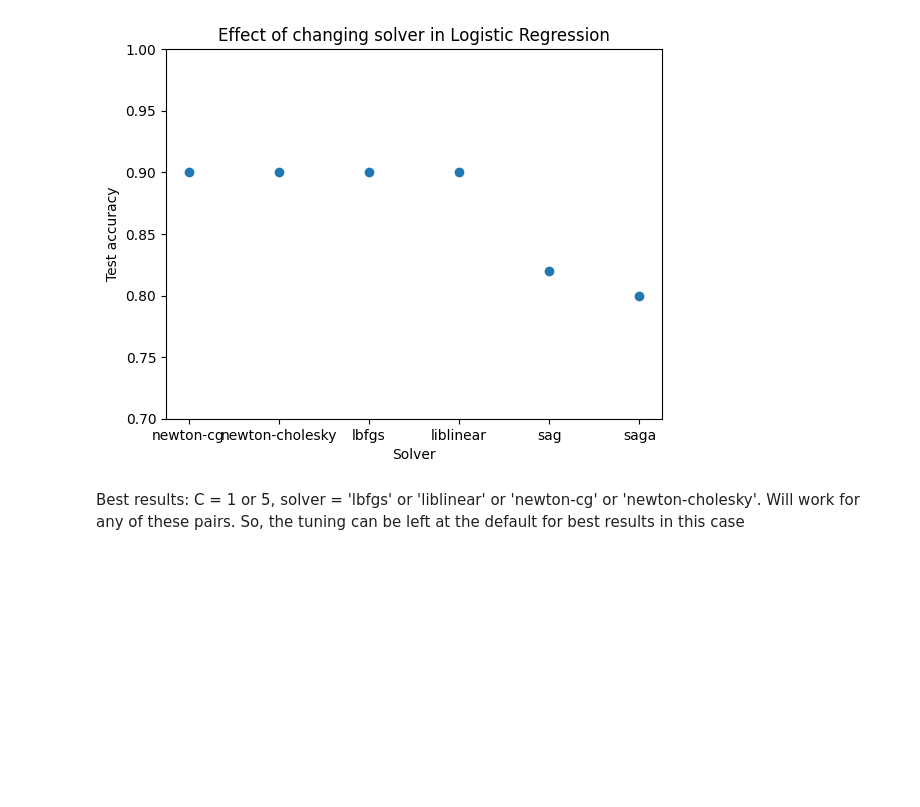
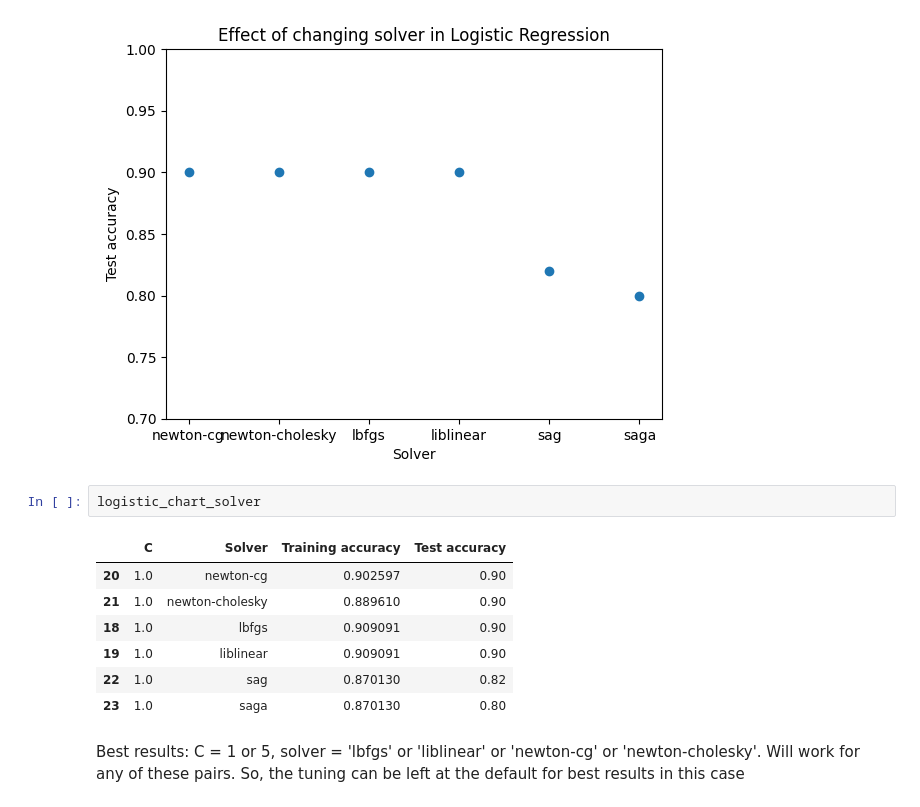
Before and after one commit to MichaelMcCarey/WildfiresProject, a Jupyter notebook: WildfiresProject.ipynb, the cells around one changed output. Cells and saved outputs as stored; diff of their text form; blank space fills up the shorter version.

```diff
--- a/WildfiresProject.ipynb
+++ b/WildfiresProject.ipynb
@@ -188,6 +199,16 @@ plt.title('Effect of changing solver in Logistic Regression')
 plt.show()
 # %% [output]
 [figure]
+# %%
+logistic_chart_solver
+# %% [output]
+|  | C | Solver | Training accuracy | Test accuracy |
+| 20 | 1.0 | newton-cg | 0.902597 | 0.90 |
+| 21 | 1.0 | newton-cholesky | 0.889610 | 0.90 |
+| 18 | 1.0 | lbfgs | 0.909091 | 0.90 |
+| 19 | 1.0 | liblinear | 0.909091 | 0.90 |
+| 22 | 1.0 | sag | 0.870130 | 0.82 |
+| 23 | 1.0 | saga | 0.870130 | 0.80 |
 # %% [markdown]
 Best results: C = 1 or 5, solver = 'lbfgs' or 'liblinear' or 'newton-cg' or 'newton-cholesky'. Will work for any of these pairs.
 So, the tuning can be left at the default for best results in this case
```
Also changed, not shown: parts of 3 cells of this notebook.
